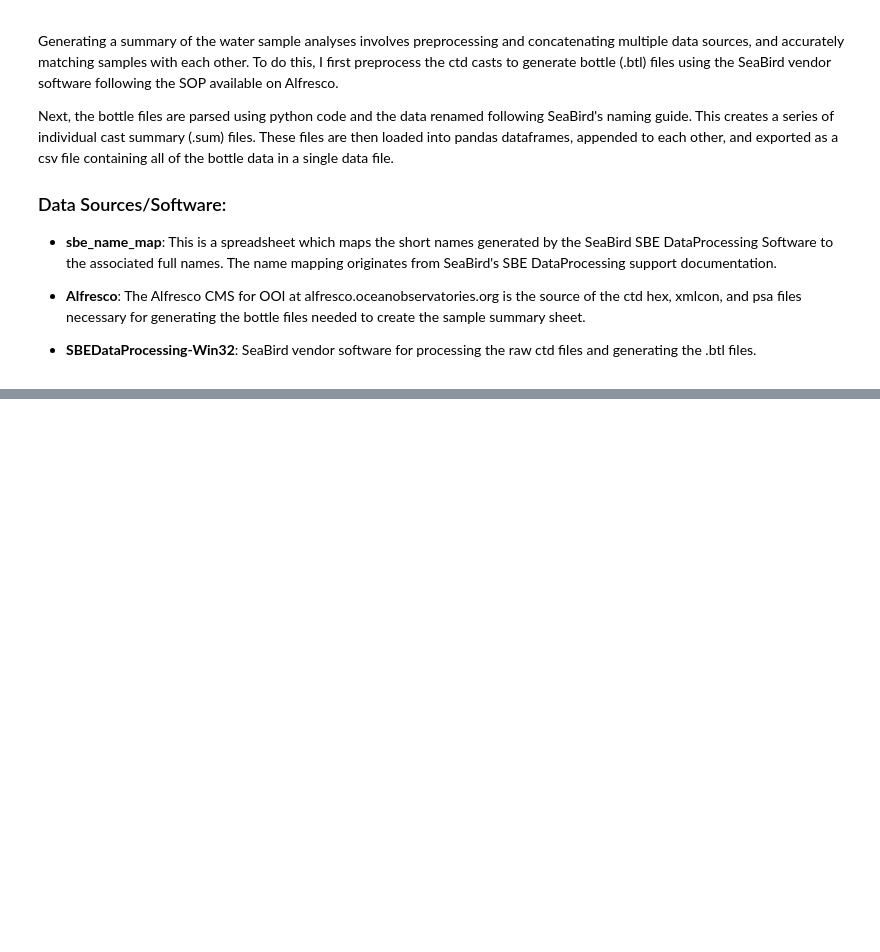
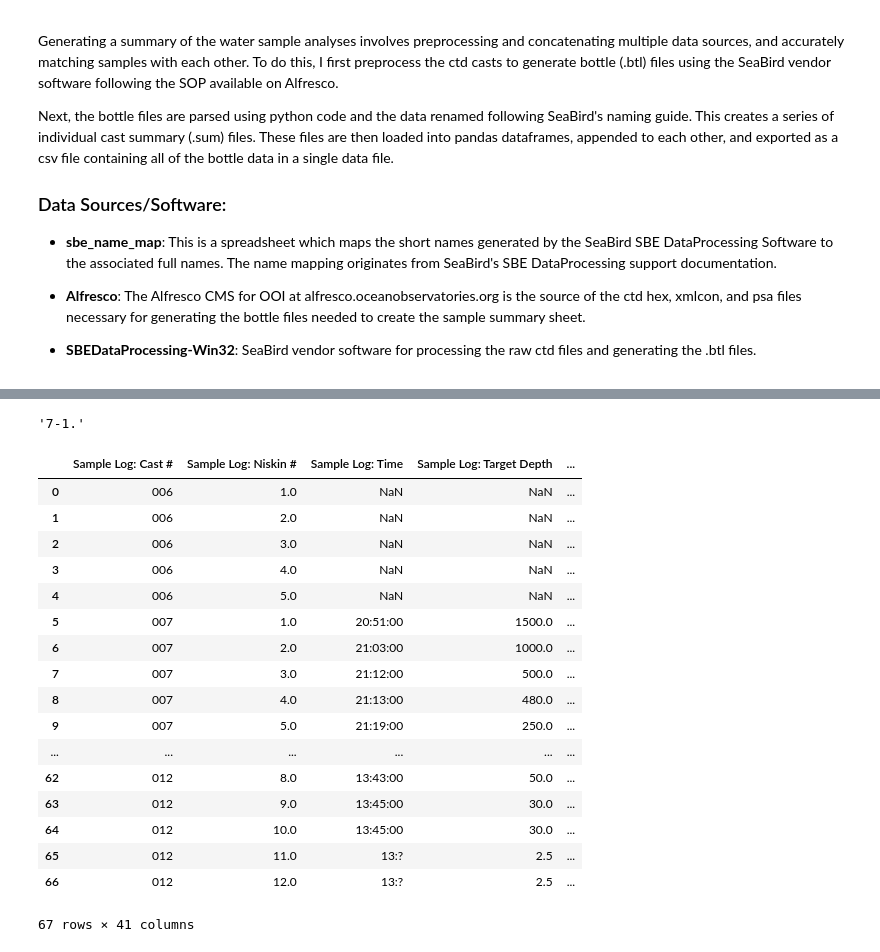
Before and after one commit to cooleyky/QAQC_Sandbox, a Jupyter notebook: Ship_data/btl_file_processing.ipynb, the cells around one changed output, grey strips where cells are left out. Saved outputs shown, nothing was run; the diff lists cells and outputs as text; code cells hidden in the pictures; blank space fills up the shorter version.

```diff
--- a/Ship_data/btl_file_processing.ipynb
+++ b/Ship_data/btl_file_processing.ipynb
@@ -301,0 +340,2 @@ os.listdir(dirpath)
+# %%
+nutrients = pd.read_excel('Irminger/Irminger-4/Water Sampling/Irminger_Sea-04_AR21_Nutrients_Sample_Data_2017-09-20_ver_1-00.xlsx',header=0)
@@ -301,0 +398,34 @@ os.listdir(dirpath)
+# %%
+nutrient_bottles = sample_log['Sample Log: Nitrate Bottle 1'].str.split('\n').apply(pd.Series, 1).stack()
+nutrient_bottles.index = nutrient_bottles.index.droplevel(-1)
+nutrient_bottles.name = 'Nitrate Bottle #'
+# %%
+sample_log = sample_log.join(nutrient_bottles)
+# %%
+sample_log['Nitrate Bottle #'].iloc[5]
+# %% [output]
+'7-1.'
+# %%
+sample_log['Nitrate Bottle #'] = sample_log['Nitrate Bottle #'].apply(lambda x: str(x).replace('.','') )
+# %%
+# Now I can add the nutrient bottle data to the sample log before loading
+sample_log.merge(nutrients, how='left', left_on='Nitrate Bottle #', right_on='Sample ID')
+# %% [output]
+|  | Sample Log: Cast # | Sample Log: Niskin # | Sample Log: Time | Sample Log: Target Depth | ... |
+| 0 | 006 | 1.0 | NaN | NaN | ... |
+| 1 | 006 | 2.0 | NaN | NaN | ... |
+| 2 | 006 | 3.0 | NaN | NaN | ... |
+| 3 | 006 | 4.0 | NaN | NaN | ... |
+| 4 | 006 | 5.0 | NaN | NaN | ... |
+| 5 | 007 | 1.0 | 20:51:00 | 1500.0 | ... |
+| 6 | 007 | 2.0 | 21:03:00 | 1000.0 | ... |
+| 7 | 007 | 3.0 | 21:12:00 | 500.0 | ... |
+| 8 | 007 | 4.0 | 21:13:00 | 480.0 | ... |
+| 9 | 007 | 5.0 | 21:19:00 | 250.0 | ... |
+| ... | ... | ... | ... | ... | ... |
+| 62 | 012 | 8.0 | 13:43:00 | 50.0 | ... |
+| 63 | 012 | 9.0 | 13:45:00 | 30.0 | ... |
+| 64 | 012 | 10.0 | 13:45:00 | 30.0 | ... |
+| 65 | 012 | 11.0 | 13:? | 2.5 | ... |
+| 66 | 012 | 12.0 | 13:? | 2.5 | ... |
+67 rows × 41 columns
```
Also changed, not shown: parts of 44 cells of this notebook, 12 other files.
